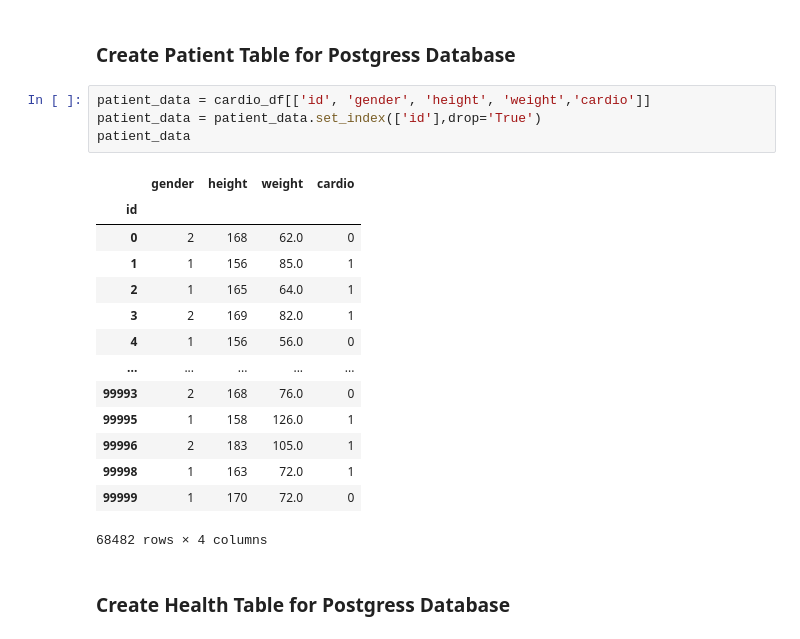
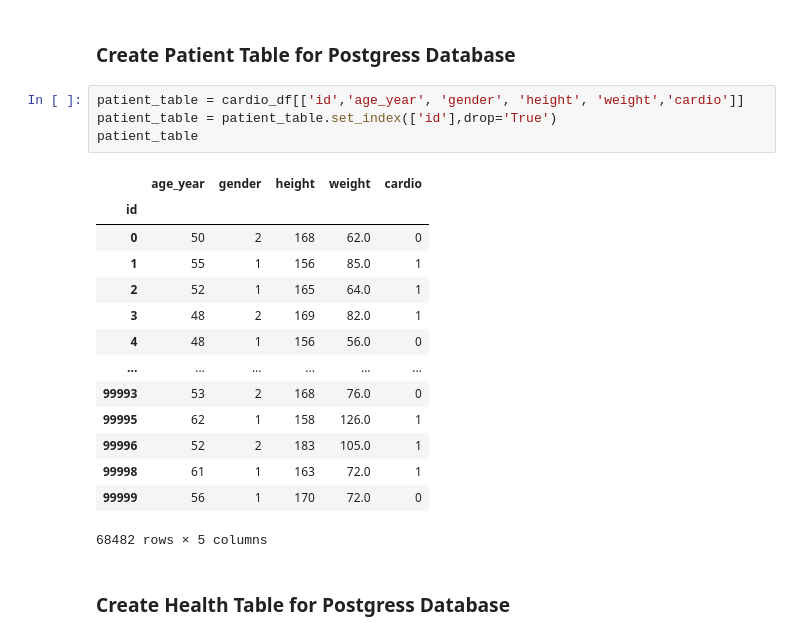
Before and after one commit to pasmi369/Heart_Analysis_Detection_Project, a Jupyter notebook: heartDetection_database.ipynb, the cells around one changed output. Drawn from its saved outputs; the diff is of its cells as text.

```diff
--- a/heartDetection_database.ipynb
+++ b/heartDetection_database.ipynb
@@ -600,24 +605,24 @@ cardio_df.to_csv("./Resources/cardio.csv", index = False)
 # %% [markdown]
 ### Create Patient Table for Postgress Database
 # %%
-patient_data = cardio_df[['id', 'gender', 'height', 'weight','cardio']]
-patient_data = patient_data.set_index(['id'],drop='True')
-patient_data
+patient_table = cardio_df[['id','age_year', 'gender', 'height', 'weight','cardio']]
+patient_table = patient_table.set_index(['id'],drop='True')
+patient_table
 # %% [output]
-|  | gender | height | weight | cardio |
-| id |  |  |  |  |
-| 0 | 2 | 168 | 62.0 | 0 |
-| 1 | 1 | 156 | 85.0 | 1 |
-| 2 | 1 | 165 | 64.0 | 1 |
-| 3 | 2 | 169 | 82.0 | 1 |
-| 4 | 1 | 156 | 56.0 | 0 |
-| ... | ... | ... | ... | ... |
-| 99993 | 2 | 168 | 76.0 | 0 |
-| 99995 | 1 | 158 | 126.0 | 1 |
-| 99996 | 2 | 183 | 105.0 | 1 |
-| 99998 | 1 | 163 | 72.0 | 1 |
-| 99999 | 1 | 170 | 72.0 | 0 |
+|  | age_year | gender | height | weight | cardio |
+| id |  |  |  |  |  |
+| 0 | 50 | 2 | 168 | 62.0 | 0 |
+| 1 | 55 | 1 | 156 | 85.0 | 1 |
+| 2 | 52 | 1 | 165 | 64.0 | 1 |
+| 3 | 48 | 2 | 169 | 82.0 | 1 |
+| 4 | 48 | 1 | 156 | 56.0 | 0 |
+| ... | ... | ... | ... | ... | ... |
+| 99993 | 53 | 2 | 168 | 76.0 | 0 |
+| 99995 | 62 | 1 | 158 | 126.0 | 1 |
+| 99996 | 52 | 2 | 183 | 105.0 | 1 |
+| 99998 | 61 | 1 | 163 | 72.0 | 1 |
+| 99999 | 56 | 1 | 170 | 72.0 | 0 |
-68482 rows × 4 columns
+68482 rows × 5 columns
 # %% [markdown]
 ### Create Health Table for Postgress Database
 # %%
```
Also changed, not shown: parts of 11 cells of this notebook.
